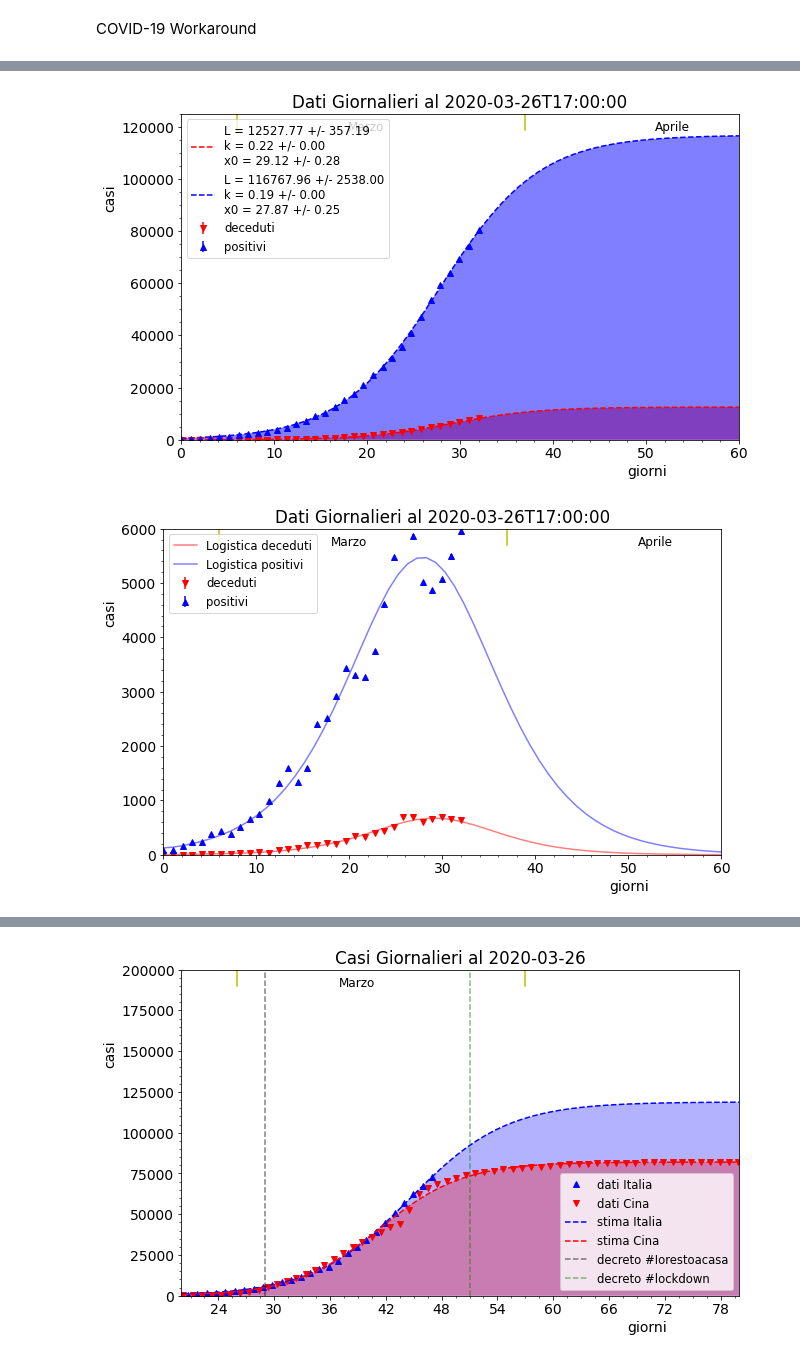
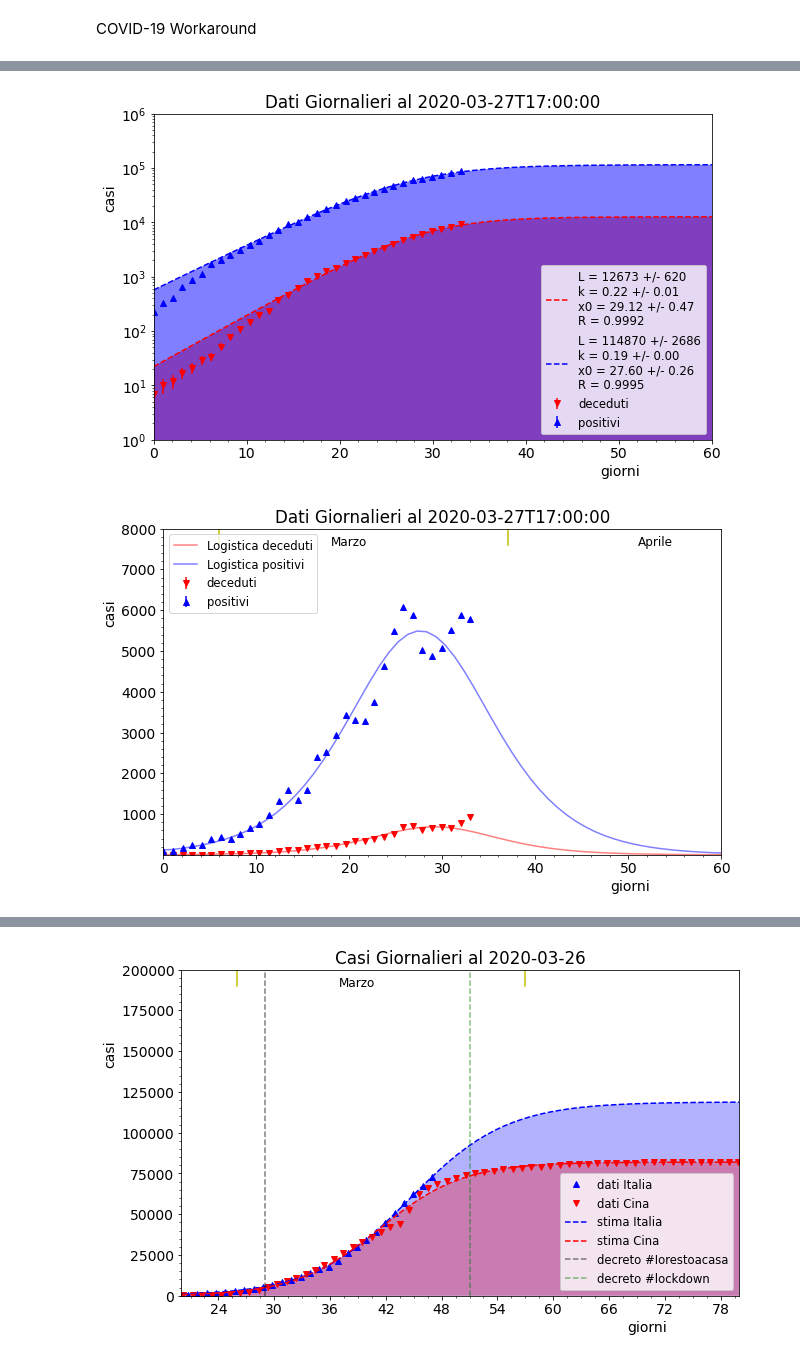
Before and after one commit to lorenzopaolucci/studenti, a Jupyter notebook: covid19.ipynb, the cells around one changed output, grey strips where cells are left out. Saved outputs shown, nothing was run; the diff lists cells and outputs as text; code cells hidden in the pictures.

```diff
--- a/covid19.ipynb
+++ b/covid19.ipynb
@@ -237,20 +237,29 @@ plt.show()
 # %%
 T_days =  len(df)
 x = np.linspace(0, T_days, T_days)
-fit_cut_l = 0
+fit_cut_l = 12
+fit_cut_lc = 6
 fit_cut_g = 0
+
 fig, ax = plt.subplots(figsize=(10,6))
+
 y2_int_IT = df['totale_casi']
 y_int_IT = df['deceduti']
 err_IT = np.sqrt(y_int_IT)
+err2_IT = np.sqrt(y2_int_IT)
+
 ax.errorbar(x, y_int_IT, yerr=err_IT, fmt='rv', label='deceduti')
-err_IT = np.sqrt(y2_int_IT)
-ax.errorbar(x, y2_int_IT, yerr=err_IT, fmt='b^', label='positivi')
+ax.errorbar(x, y2_int_IT, yerr=err2_IT, fmt='b^', label='positivi')
 
-popt_l_i,pcov_l_i = curve_fit(Logistic,x[x>fit_cut_l], y_int_IT[x>fit_cut_l], p0=[10000.,0.5, 20.])
+popt_l_i,pcov_l_i = curve_fit(Logistic,x[x>fit_cut_l], y_int_IT[x>fit_cut_l],
+                              p0=[10000.,0.5, 20.], sigma=err_IT[x>fit_cut_l])
 perr_l_i = np.sqrt(np.diag(pcov_l_i))
-popt_l_ic,pcov_l_ic = curve_fit(Logistic,x[x>fit_cut_l], y2_int_IT[x>fit_cut_l], p0=[100000.,0.5, 20.])
+popt_l_ic,pcov_l_ic = curve_fit(Logistic,x[x>fit_cut_lc], y2_int_IT[x>fit_cut_lc],
+                                p0=[100000.,0.5, 20.], sigma=err2_IT[x>fit_cut_lc])
 perr_l_ic = np.sqrt(np.diag(pcov_l_ic))
+r2_l_i=r2_score(df['deceduti'], Logistic(x, *popt_l_i))
+r2_l_ic=r2_score(df['totale_casi'], Logistic(x, *popt_l_ic))
+
 #popt_g_i,pcov_g_i = curve_fit(Gompertz,x[x>fit_cut_g], y_int_IT[x>fit_cut_g], p0=[10000.,10., -0.04])
 #perr_g_i = np.sqrt(np.diag(pcov_g_i))
 
@@ -258,31 +267,26 @@ x = np.linspace(0, 100, 100)
 
 # ax.plot(x, Gompertz(x, *popt_g_i), 'b--', label='a = {0:.2f} +/- {1:.2f}\nb = {2:.2f} +/- {3:.2f} \
 # \nc = {4:.2f} +/- {5:.2f}'.format(popt_g_i[0], perr_g_i[0], popt_g_i[1], perr_g_i[1], popt_g_i[2], perr_g_i[2]))
-ax.plot(x, Logistic(x, *popt_l_i), 'r--', label='L = {0:.2f} +/- {1:.2f}\nk = {2:.2f} +/- {3:.2f} \
-\nx0 = {4:.2f} +/- {5:.2f}'.format(popt_l_i[0], perr_l_i[0], popt_l_i[1], perr_l_i[1], popt_l_i[2], perr_l_i[2]))
+ax.plot(x, Logistic(x, *popt_l_i), 'r--', label='L = {0:.0f} +/- {1:.0f}\nk = {2:.2f} +/- {3:.2f} \
+\nx0 = {4:.2f} +/- {5:.2f}\nR = {6:.4f}'.format(popt_l_i[0], perr_l_i[0], popt_l_i[1], perr_l_i[1],
+                                                popt_l_i[2], perr_l_i[2], r2_l_i))
 ax.fill_between(x, 0, Logistic(x, *popt_l_i), facecolor='red', alpha=0.5)
-ax.plot(x, Logistic(x, *popt_l_ic), 'b--', label='L = {0:.2f} +/- {1:.2f}\nk = {2:.2f} +/- {3:.2f} \
-\nx0 = {4:.2f} +/- {5:.2f}'.format(popt_l_ic[0], perr_l_ic[0], popt_l_ic[1], perr_l_ic[1], popt_l_ic[2], perr_l_ic[2]))
+ax.plot(x, Logistic(x, *popt_l_ic), 'b--', label='L = {0:.0f} +/- {1:.0f}\nk = {2:.2f} +/- {3:.2f} \
+\nx0 = {4:.2f} +/- {5:.2f}\nR = {6:.4f}'.format(popt_l_ic[0], perr_l_ic[0], popt_l_ic[1], perr_l_ic[1],
+                                                popt_l_ic[2], perr_l_ic[2], r2_l_ic))
 ax.fill_between(x, 0, Logistic(x, *popt_l_ic), facecolor='blue', alpha=0.5)
 
-ymax = 125000
+ymax = 1000000
 yptxt = ymax - ymax*0.05
-ax.set_ylim(0,ymax)
+ax.set_ylim(1,ymax)
 ax.set_xlim(0,60)
-#ax.plot([14,14], [0,ymax], 'k-', label='decreto #Iorestoacasa')
-ax.plot([6,6], [yptxt,ymax], 'y-')
-ax.plot([6+31,6+31], [yptxt,ymax], 'y-')
-ax.plot([6+31+30,6+31+30], [yptxt,ymax], 'y-')
-ax.plot([6+31+30+31,6+31+30+31], [yptxt,ymax], 'y-')
-ax.text(6+12, yptxt, 'Marzo', fontsize=12)
-ax.text(6+45, yptxt, 'Aprile', fontsize=12)
-#ax.text(6+75, yptxt, 'Maggio', fontsize=12)
+
 ax.set_title('Dati Giornalieri al '+str(np.array(df['data'])[-1]))
 ax.set_xlabel('giorni', horizontalalignment = 'left', x=0.8)
 ax.set_ylabel('casi', horizontalalignment = 'left', y=0.7)
-# ax.set_yscale('log')
+ax.set_yscale('log')
 plt.minorticks_on()
-plt.legend(loc=2, prop={'size':'small'})
+plt.legend(loc=4, prop={'size':'small'})
 plt.show()
 
 fig, ax = plt.subplots(figsize=(10,6))
@@ -294,38 +298,38 @@ ax.errorbar(x, np.gradient(df['deceduti'],x), yerr=err_IT, fmt='rv', label='dece
 ax.errorbar(x, np.gradient(df['totale_casi'],x), yerr=err_IT, fmt='b^', label='positivi')
 
 
 
 x = np.linspace(0, 100, 100)
 # ax.plot(x, np.gradient(Gompertz(x, *popt_g_i),x), 'b-', label='Gompertz-IT', alpha=0.5)
 # ax.fill_between(x, 0, np.gradient(Gompertz(x, *popt_g_i),x), facecolor='blue', alpha=0.5)
 ax.plot(x, np.gradient(Logistic(x, *popt_l_i), x), 'r-', label='Logistica deceduti', alpha=0.5)
 #ax.fill_between(x, 0, np.gradient(Logistic(x, *popt_l_i),x), facecolor='red', alpha=0.5)
 ax.plot(x, np.gradient(Logistic(x, *popt_l_ic), x), 'b-', label='Logistica positivi', alpha=0.5)
 #ax.fill_between(x, 0, np.gradient(Logistic(x, *popt_l_ic),x), facecolor='blue', alpha=0.5)
 
-ymax = 6000
+ymax = 8000
 yptxt = ymax - ymax*0.05
-ax.set_ylim(0,ymax)
+ax.set_ylim(1,ymax)
 ax.set_xlim(0,60)
 #ax.plot([14,14], [0,ymax], 'k-', label='decreto #Iorestoacasa')
 ax.plot([6,6], [yptxt,ymax], 'y-')
 ax.plot([6+31,6+31], [yptxt,ymax], 'y-')
 ax.plot([6+31+30,6+31+30], [yptxt,ymax], 'y-')
 ax.plot([6+31+30+31,6+31+30+31], [yptxt,ymax], 'y-')
 ax.text(6+12, yptxt, 'Marzo', fontsize=12)
 ax.text(6+45, yptxt, 'Aprile', fontsize=12)
 #ax.text(6+75, yptxt, 'Maggio', fontsize=12)
 ax.set_title('Dati Giornalieri al '+str(np.array(df['data'])[-1]))
 ax.set_xlabel('giorni', horizontalalignment = 'left', x=0.8)
 ax.set_ylabel('casi', horizontalalignment = 'left', y=0.7)
-#ax.set_yscale('log')
+# ax.set_yscale('log')
 plt.minorticks_on()
 plt.legend(loc=2, prop={'size':'small'})
 plt.show()
 save_popt_l_i=popt_l_i
 # %% [output]
-[figure, old version]
+[figure, new version]
-[figure, old version]
+[figure, new version]
 # %%
 T_days =  len(df)
 #from scipy.interpolate import spline
```
Also changed, not shown: parts of 10 cells of this notebook.
